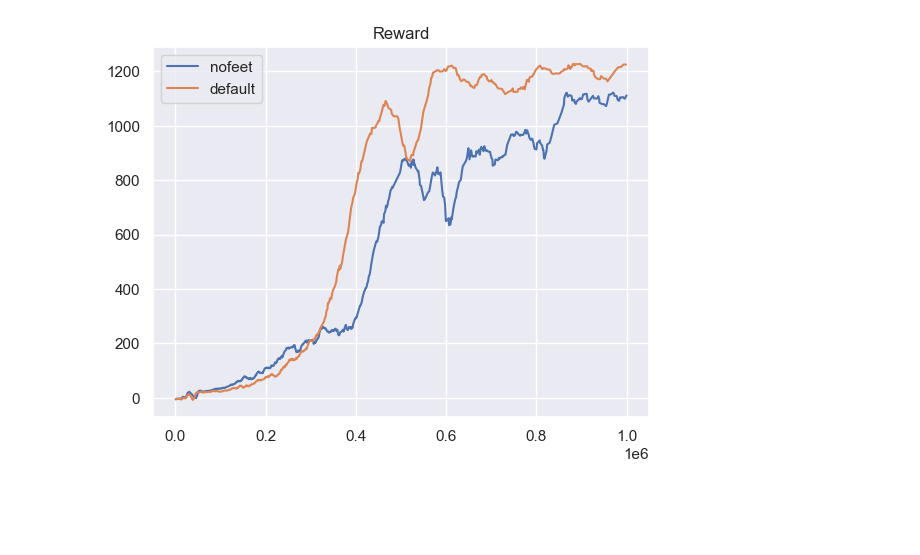
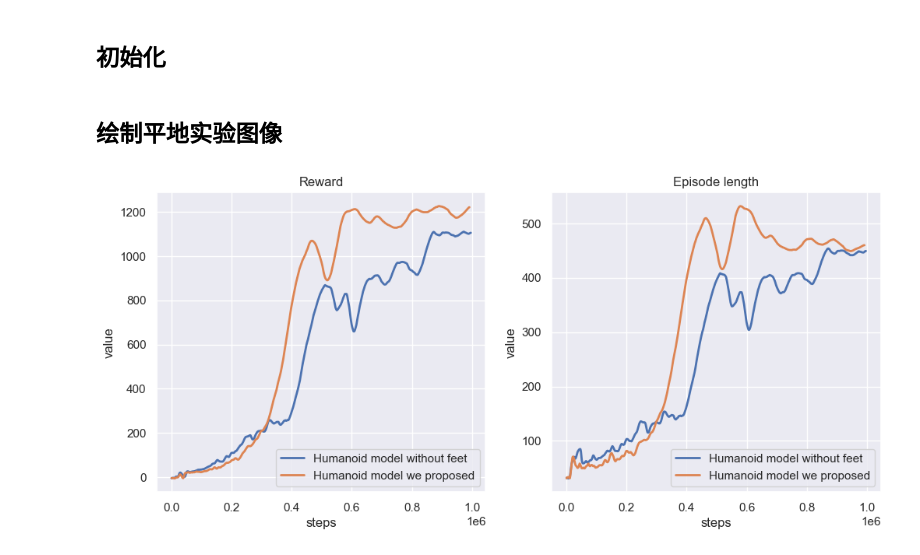
Before and after one commit to EASYMMMM/gym_RE, a Jupyter notebook: drawer.ipynb, the cells around one changed output. Cells and saved outputs as stored; diff of their text form; code cells hidden in the pictures; blank space fills up the shorter version.

```diff
--- a/drawer.ipynb
+++ b/drawer.ipynb
@@ -1,29 +1,62 @@
+# %% [markdown]
+## 初始化
 # %%
 import matplotlib.pyplot as plt
 import numpy as np
 import seaborn as sns # 导入模块
 import pandas as pd
 sns.set() # 设置美化参数，一般默认就好
+
+def smooth(d, sm=1):
+    # 对单行数据平滑处理
+    smooth_data = []
+    if sm > 1:
+        z = np.ones(len(d))
+        y = np.ones(sm)*1.0
+        d = np.convolve(y, d, "same")/np.convolve(y, z, "same")
+        smooth_data=d
+    return smooth_data
+# %% [markdown]
+## 绘制平地实验图像
 # %%
 
 default_nofeet_eplen ="tensorboard_log\\HumanoidCustomEnv-v0\\flat_floor_no_evo\\run-1e6_default_nofeet_cpu10_sac_HumanoidCustomEnv-v0_1e6_default_nofeet_cpu10_sac_HumanoidCustomEnv-v0_2-tag-rollout_ep_len_mean.csv"
 default_nofeet_reward = "tensorboard_log\\HumanoidCustomEnv-v0\\flat_floor_no_evo\\run-1e6_default_nofeet_cpu10_sac_HumanoidCustomEnv-v0_1e6_default_nofeet_cpu10_sac_HumanoidCustomEnv-v0_2-tag-rollout_ep_rew_mean.csv"
 default_eplen = "tensorboard_log\\HumanoidCustomEnv-v0\\flat_floor_no_evo\\run-1e6_default_t2_cpu10_sac_HumanoidCustomEnv-v0_1e6_default_t2_cpu10_sac_HumanoidCustomEnv-v0_2-tag-rollout_ep_len_mean.csv"
 default_reward = "tensorboard_log\\HumanoidCustomEnv-v0\\flat_floor_no_evo\\run-1e6_default_t2_cpu10_sac_HumanoidCustomEnv-v0_1e6_default_t2_cpu10_sac_HumanoidCustomEnv-v0_2-tag-rollout_ep_rew_mean.csv"
 
 default_nofeet_eplen_data = pd.read_csv(default_nofeet_eplen)
 default_nofeet_reward_data = pd.read_csv(default_nofeet_reward)
 default_eplen_data = pd.read_csv(default_eplen)
 default_reward_data = pd.read_csv(default_reward)
 
-f1_steps = np.array(default_nofeet_reward_data["Step"][:])
-f2_steps = np.array(default_reward_data["Step"][:])
-f1_rewards = np.array(default_nofeet_reward_data["Value"][:])
-f2_rewards = np.array(default_reward_data["Value"][:])
-plt.plot(f1_steps, f1_rewards)
-plt.plot(f2_steps, f2_rewards)
+smooth_num = 10
+
+f1_steps = np.array(smooth(default_nofeet_reward_data["Step"][:],sm=smooth_num))
+f2_steps = np.array(smooth(default_reward_data["Step"][:],sm=smooth_num))
+f1_rewards = np.array(smooth(default_nofeet_reward_data["Value"][:],sm=smooth_num))
+f2_rewards = np.array(smooth(default_reward_data["Value"][:],sm=smooth_num))
+plt.figure(1,figsize=(12, 5))
+plt.subplot(1,2,1)
+plt.plot(f1_steps, f1_rewards,linewidth = 2)
+plt.plot(f2_steps, f2_rewards,linewidth = 2)
 plt.title("Reward")
-plt.legend(["nofeet","default"])
+plt.xlabel('steps')
+plt.ylabel('value')
+plt.legend(["Humanoid model without feet","Humanoid model we proposed"])
+f1_steps = np.array(smooth(default_nofeet_eplen_data["Step"][:],sm=smooth_num))
+f2_steps = np.array(smooth(default_eplen_data["Step"][:],sm=smooth_num))
+f1_eplen = np.array(smooth(default_nofeet_eplen_data["Value"][:],sm=smooth_num))
+f2_eplen = np.array(smooth(default_eplen_data["Value"][:],sm=smooth_num))
+plt.subplot(1,2,2)
+plt.plot(f1_steps, f1_eplen,linewidth = 2)
+plt.plot(f2_steps, f2_eplen,linewidth = 2)
+plt.title("Episode length")
+plt.xlabel('steps')
+plt.ylabel('value')
+plt.legend(["Humanoid model without feet","Humanoid model we proposed"])
+
+plt.savefig(f'screenshot/flatfloor_exp_compare.png', dpi=1200)
 plt.show()
 # %% [output]
-[figure, old version]
+[figure, new version]
```
Also changed, not shown: parts of 3 cells of this notebook, 42 other files.
